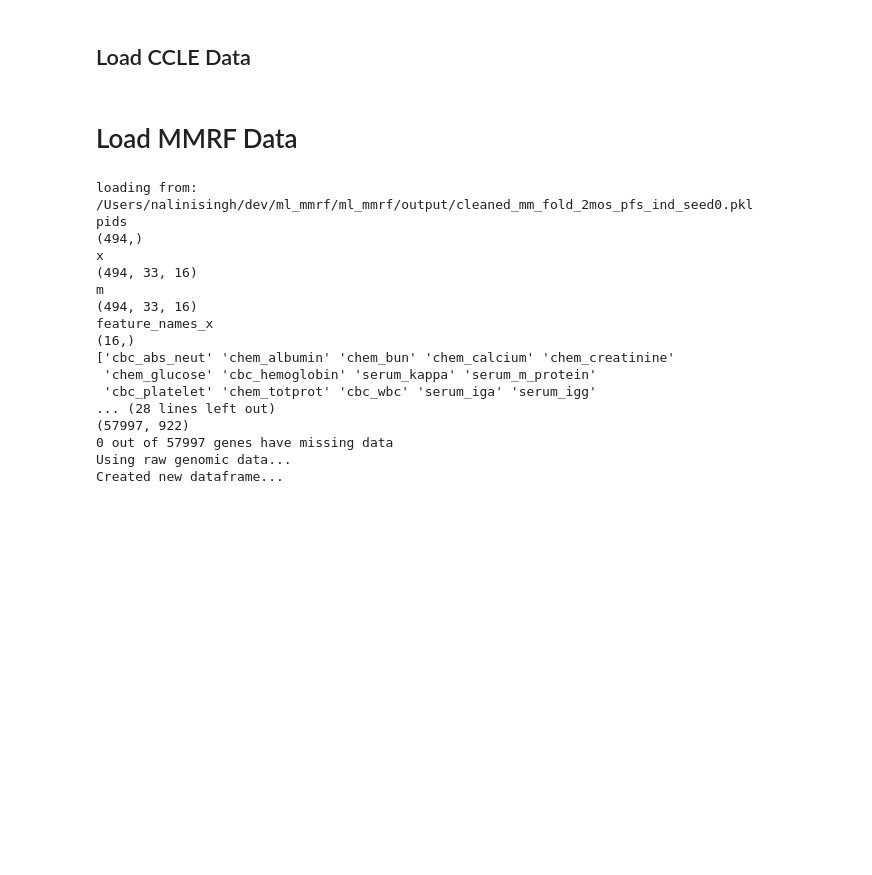
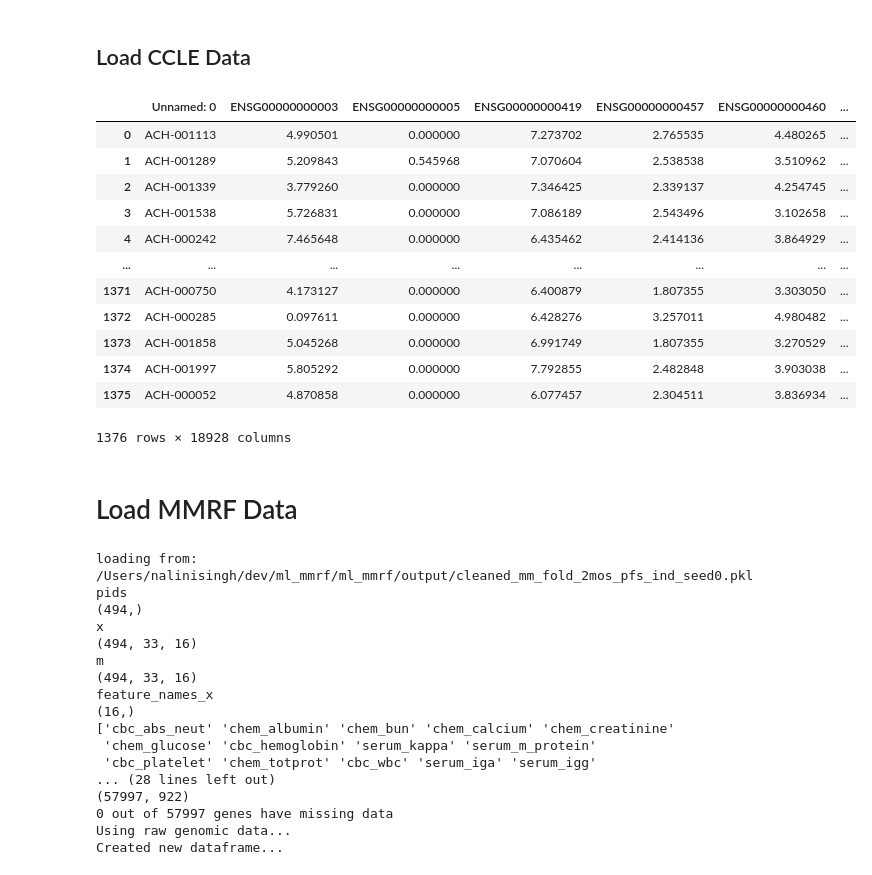
Before and after one commit to nalinimsingh/mm-cell_lines, a Jupyter notebook: RNASeq_autoencoder.ipynb, the cells around one changed output. Saved outputs shown, nothing was run; the diff lists cells and outputs as text; code cells hidden in the pictures; blank space fills up the shorter version.

```diff
--- a/RNASeq_autoencoder.ipynb
+++ b/RNASeq_autoencoder.ipynb
@@ -30,6 +30,22 @@ def normalize_genomic_data(df, mean, std):
 ## Load CCLE Data
 # %%
 ccle_ensembl = CCLE_utils.get_ccle_rnaseq_with_ensembl(ccle_data_dir, rna_map_path)
+# %%
+ccle_ensembl
+# %% [output]
+|  | Unnamed: 0 | ENSG00000000003 | ENSG00000000005 | ENSG00000000419 | ENSG00000000457 | ENSG00000000460 | ... |
+| 0 | ACH-001113 | 4.990501 | 0.000000 | 7.273702 | 2.765535 | 4.480265 | ... |
+| 1 | ACH-001289 | 5.209843 | 0.545968 | 7.070604 | 2.538538 | 3.510962 | ... |
+| 2 | ACH-001339 | 3.779260 | 0.000000 | 7.346425 | 2.339137 | 4.254745 | ... |
+| 3 | ACH-001538 | 5.726831 | 0.000000 | 7.086189 | 2.543496 | 3.102658 | ... |
+| 4 | ACH-000242 | 7.465648 | 0.000000 | 6.435462 | 2.414136 | 3.864929 | ... |
+| ... | ... | ... | ... | ... | ... | ... | ... |
+| 1371 | ACH-000750 | 4.173127 | 0.000000 | 6.400879 | 1.807355 | 3.303050 | ... |
+| 1372 | ACH-000285 | 0.097611 | 0.000000 | 6.428276 | 3.257011 | 4.980482 | ... |
+| 1373 | ACH-001858 | 5.045268 | 0.000000 | 6.991749 | 1.807355 | 3.270529 | ... |
+| 1374 | ACH-001997 | 5.805292 | 0.000000 | 7.792855 | 2.482848 | 3.903038 | ... |
+| 1375 | ACH-000052 | 4.870858 | 0.000000 | 6.077457 | 2.304511 | 3.836934 | ... |
+1376 rows × 18928 columns
 # %%
 np.random.seed(0)
 n_points = ccle_ensembl.shape[0]
```
Also changed, not shown: parts of 20 cells of this notebook, 5 other files.
